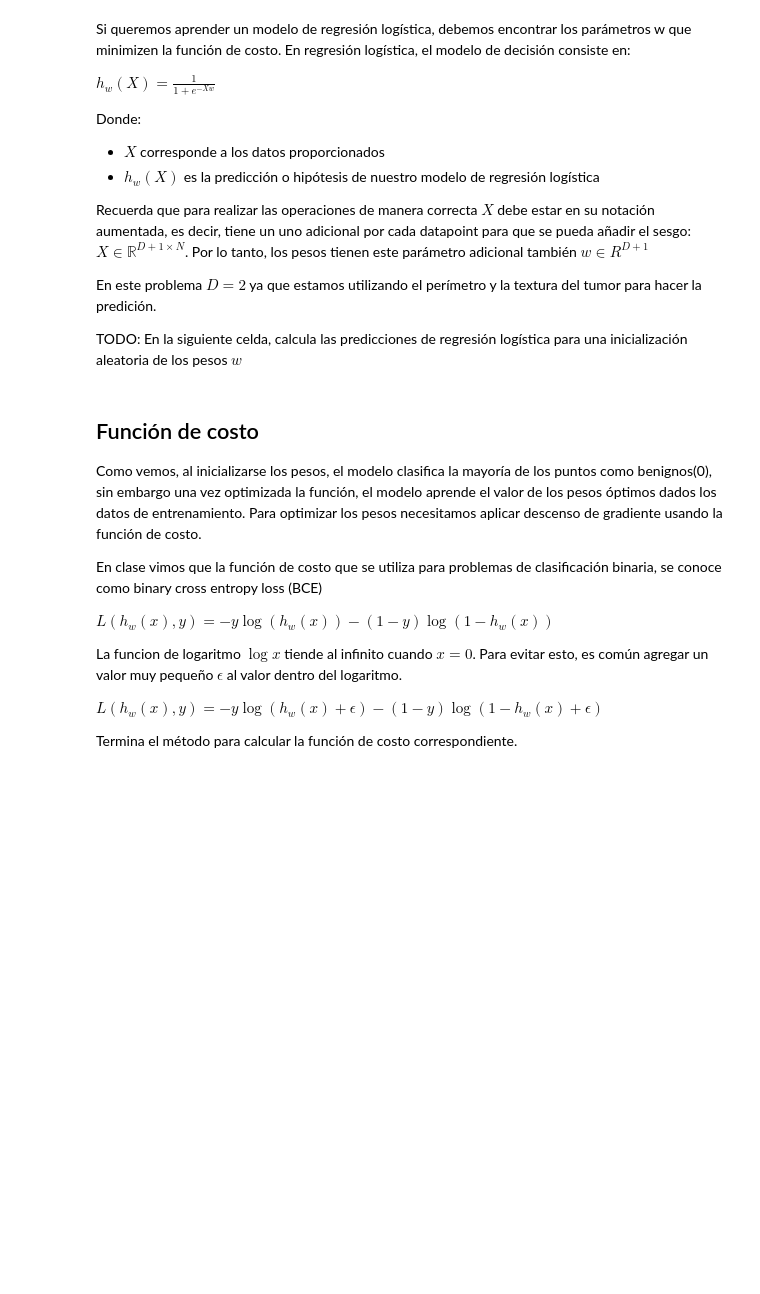
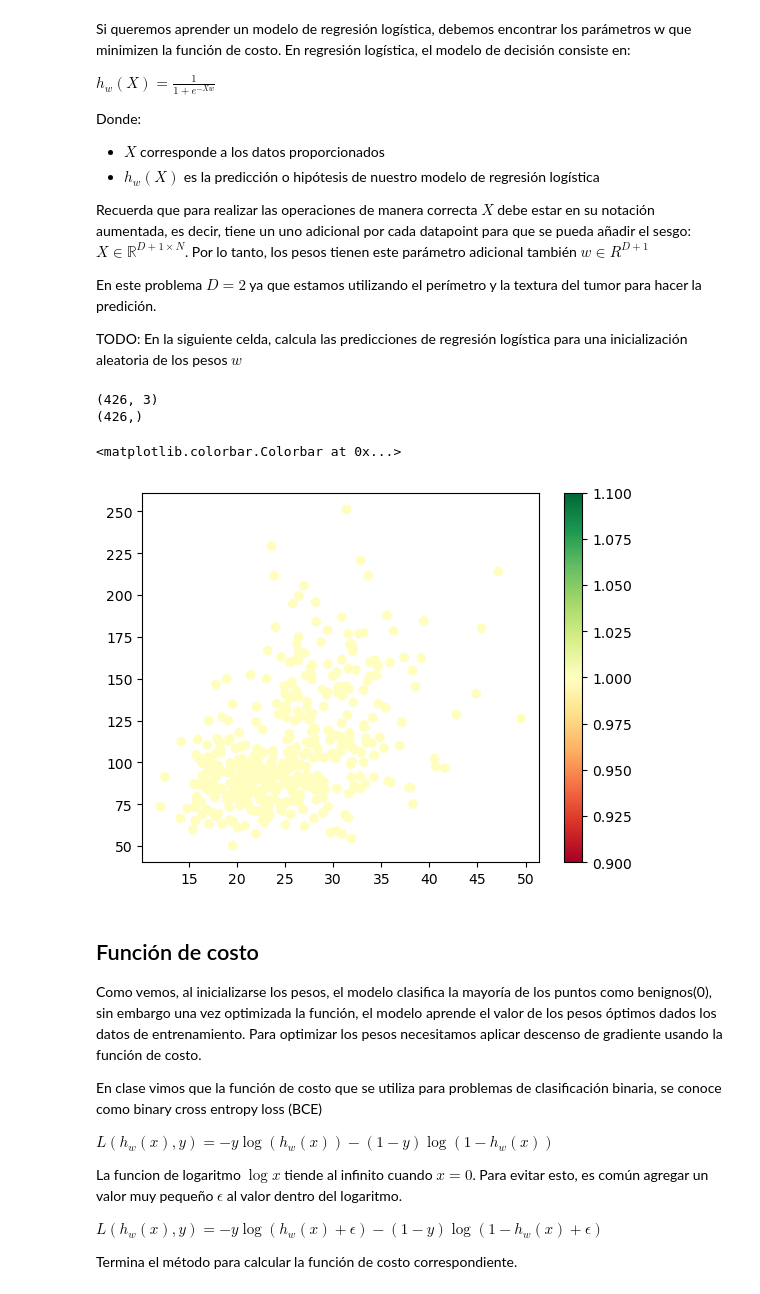
Before and after one commit to analuciarojas/ML23_Nasa2.0, a Jupyter notebook: ml23/ejercicio_2_LogisticReg/logistic_regression.ipynb, the cells around one changed output. Cells and saved outputs as stored; diff of their text form; code cells hidden in the pictures; blank space fills up the shorter version.

```diff
--- a/ml23/ejercicio_2_LogisticReg/logistic_regression.ipynb
+++ b/ml23/ejercicio_2_LogisticReg/logistic_regression.ipynb
@@ -139,26 +154,31 @@ TODO: En la siguiente celda, calcula las predicciones de regresión logística p
 # %%
 # Inicializando W
 w = np.random.uniform(low=-1, high=1, size=(3,))
 
 # TODO: Genera el dataset de entrenamiento aumentado
 # para el conjunto de datos de entrenamiento data_train
 # aug_data_train = ?
 # ====== Start of solution =====
-aug_data_train = ...
+aug_data_train = np.c_[np.ones(data_train.shape[0]), data_train]
 # ====== End of solution =====
 
 # TODO: Calcula el valor de z/ la combinación lineal de los pesos y datos de entrenamiento
 # ====== Start of solution =====
-z = ...
+z = np.dot(aug_data_train, w)
 # ====== End of solution =====
 pred = logistic(z)
 
 print(aug_data_train.shape)
 print(pred.shape)
 
 # Graficamos los puntos para visualizar la predicción de nuestro modelo actualmente
 plt.scatter(aug_data_train[:, 1],aug_data_train[:, 2], c=pred, cmap="RdYlGn")
 plt.colorbar()
+# %% [output]
+(426, 3)
+(426,)
+<matplotlib.colorbar.Colorbar at 0x...>
+[figure, added]
 # %% [markdown]
 ## Función de costo
 Como vemos, al inicializarse los pesos, el modelo clasifica la mayoría de los puntos como benignos(0), sin embargo una vez optimizada la función, el modelo aprende el valor de los pesos óptimos dados los datos de entrenamiento. Para optimizar los pesos necesitamos aplicar descenso de gradiente usando la función de costo.
```
Also changed, not shown: parts of 6 cells of this notebook.
